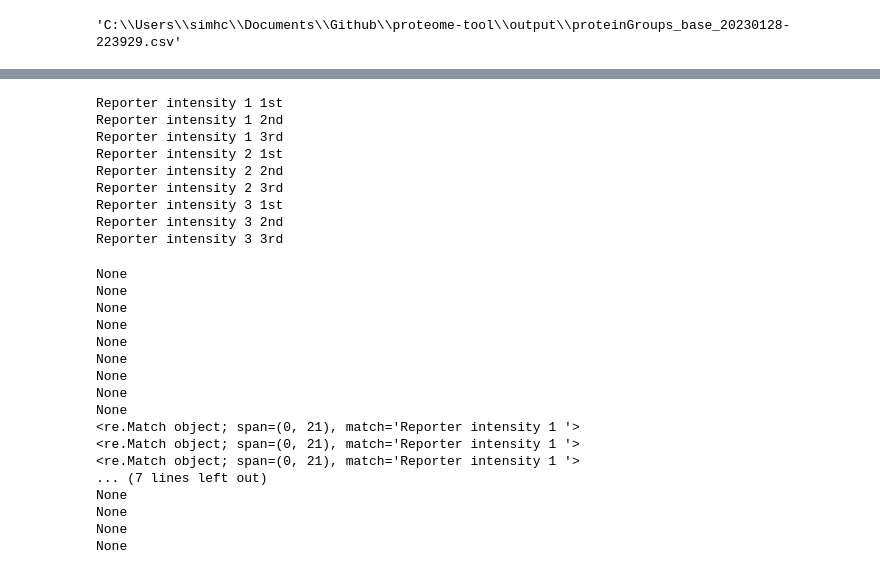
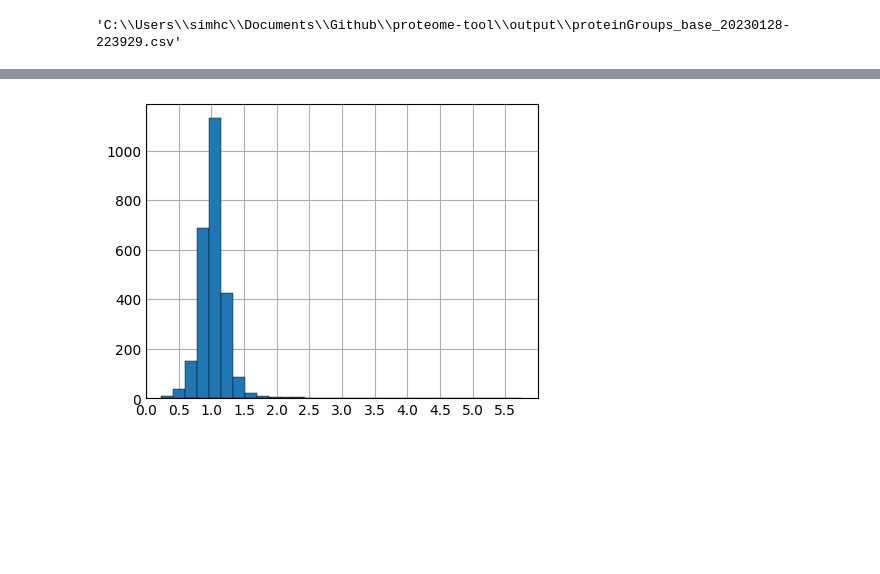
Before and after one commit to simchad/oreome, a Jupyter notebook: notebooks/02_pearson_corr.ipynb, the cells around one changed output, grey strips where cells are left out. Cells and saved outputs as stored; diff of their text form; code cells hidden in the pictures; blank space fills up the shorter version.

```diff
--- a/notebooks/02_pearson_corr.ipynb
+++ b/notebooks/02_pearson_corr.ipynb
@@ -78,45 +41,0 @@ s[19]
-# %%
-import re
-new_name = {
-    'Reporter intensity 1' : 'Contorl',
-    'Reporter intensity 2' : 'Low',
-    'Reporter intensity 3' : 'High'
-}
-base_cols = pd.Index(df_base.columns).tolist()
-for col in base_cols:
-    if re.search('Reporter', col):
-# %% [output]
-Reporter intensity 1 1st
-Reporter intensity 1 2nd
-Reporter intensity 1 3rd
-Reporter intensity 2 1st
-Reporter intensity 2 2nd
-Reporter intensity 2 3rd
-Reporter intensity 3 1st
-Reporter intensity 3 2nd
-Reporter intensity 3 3rd
-# %%
-import re
-base_cols = pd.Index(df_base.columns).tolist()
-for col in base_cols:
-    p = re.compile('[a-zA-z]*\s[a-z]*\s[0-9]\s')
-    m = re.search(p, col)
-    print(m)
-# %% [output]
-None
-None
-None
-None
-None
-None
-None
-None
-None
-<re.Match object; span=(0, 21), match='Reporter intensity 1 '>
-<re.Match object; span=(0, 21), match='Reporter intensity 1 '>
-<re.Match object; span=(0, 21), match='Reporter intensity 1 '>
-... (7 lines left out)
-None
-None
-None
-None
@@ -122,0 +64,33 @@ None
+# %%
+# Ratio of reporters
+job['Low/Control 1st'] = job['Low 1st']/job['Control 1st']
+job['Low/Control 2nd'] = job['Low 2nd']/job['Control 2nd']
+job['Low/Control 3rd'] = job['Low 3rd']/job['Control 3rd']
+# %%
+# Normalize with median-scaling
+m1 = job['Low/Control 1st'].median()
+m2 = job['Low/Control 2nd'].median()
+m3 = job['Low/Control 3rd'].median()
+
+job['Normalized Low/Control 1st'] = job['Low/Control 1st'] / m1
+job['Normalized Low/Control 2nd'] = job['Low/Control 2nd'] / m2
+job['Normalized Low/Control 3rd'] = job['Low/Control 3rd'] / m3
+# %%
+# Histogram non-normalize
+import numpy as np
+import matplotlib.pyplot as plt
+
+plt.style.use('_mpl-gallery')
+px = 1/plt.rcParams['figure.dpi'] # pixel in inches
+
+# data
+x = job['Low/Control 1st']
+
+# plot
+fig, ax = plt.subplots(figsize=(400*px, 300*px)) # subplots(n, n, figsize)
+
+ax.hist(x, bins=30, linewidth=0.3, edgecolor="black")
+ax.set(xlim=(0,6), xticks=np.arange(0,6,step=0.5))
+plt.show()
+# %% [output]
+[figure, added]
```
Also changed, not shown: parts of 11 cells of this notebook.
